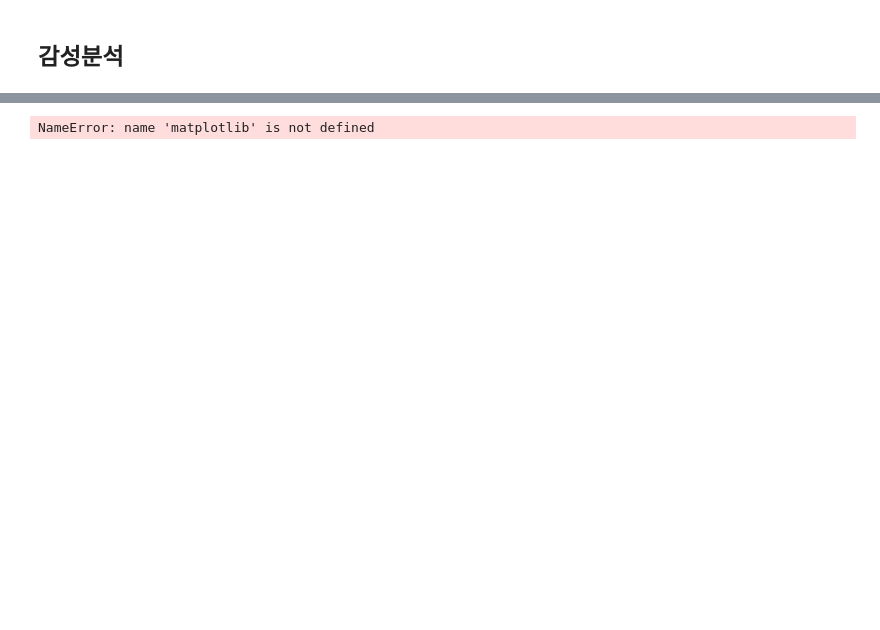
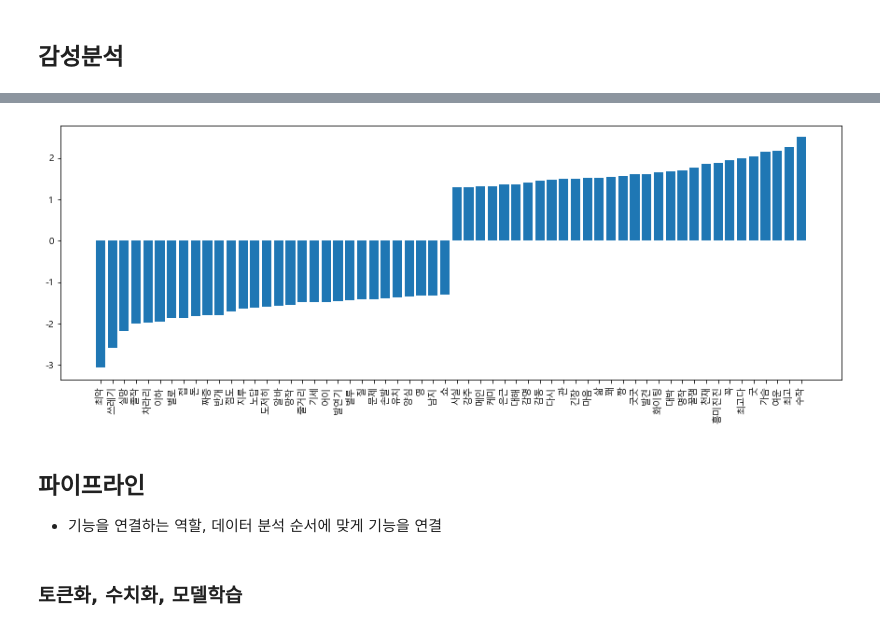
Before and after one commit to muinise74/Machine-Learning-, a Jupyter notebook: ex09_네이버 영화 리뷰 분석.ipynb, the cells around one changed output, grey strips where cells are left out. Saved outputs shown, nothing was run; the diff lists cells and outputs as text; code cells hidden in the pictures; blank space fills up the shorter version.

```diff
--- a/ex09_네이버 영화 리뷰 분석.ipynb
+++ b/ex09_네이버 영화 리뷰 분석.ipynb
@@ -271,12 +298,17 @@ import matplotlib as plt
 # %%
 from matplotlib import font_manager, rc
 font_name = font_manager.FontProperties(fname="C:\Windows\Fonts\malgun.ttf").get_name()
 rc('font',family=font_name)
 
-plt.rcParams['axes.unicode_minus'] = False
+matplotlib.rcParams['axes.unicode_minus'] = False
 plt.figure(figsize=(15,5)) # 가로,세로 비율
 plt.bar(top30_df[0], top30_df['coef']) # x축은 단어, y축은 가중치
 plt.xticks(rotation = 90) # x축 눈금 각도 조정
 plt.show()
 # %% [output]
-NameError: name 'matplotlib' is not defined
+[figure, added]
+# %% [markdown]
+## 파이프라인
+- 기능을 연결하는 역할, 데이터 분석 순서에 맞게 기능을 연결
+# %% [markdown]
+### 토큰화, 수치화, 모델학습
```
Also changed, not shown: parts of 37 cells of this notebook.
